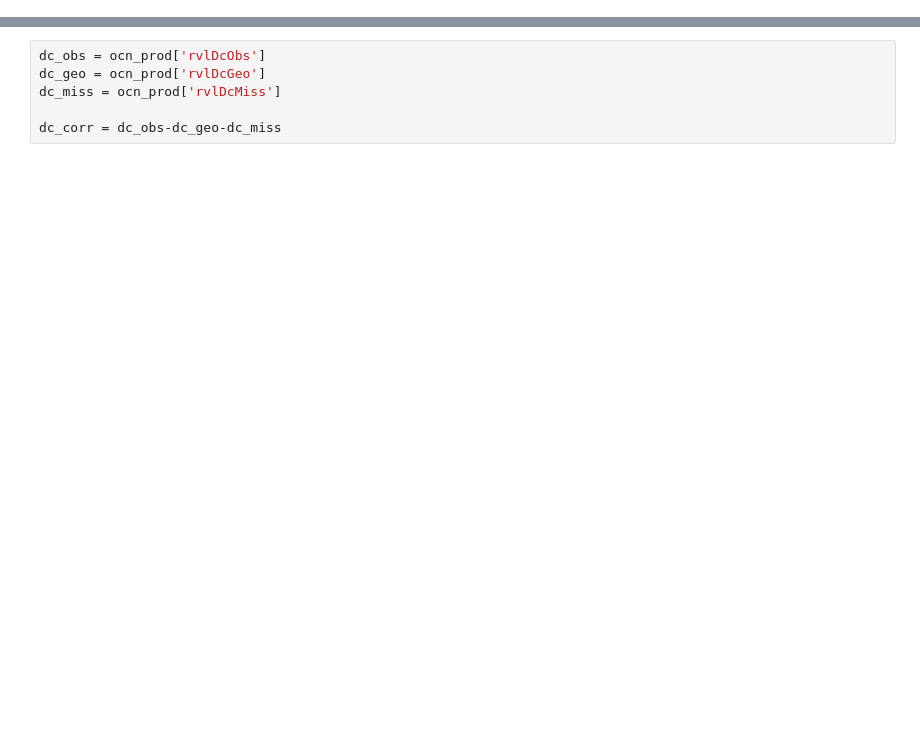
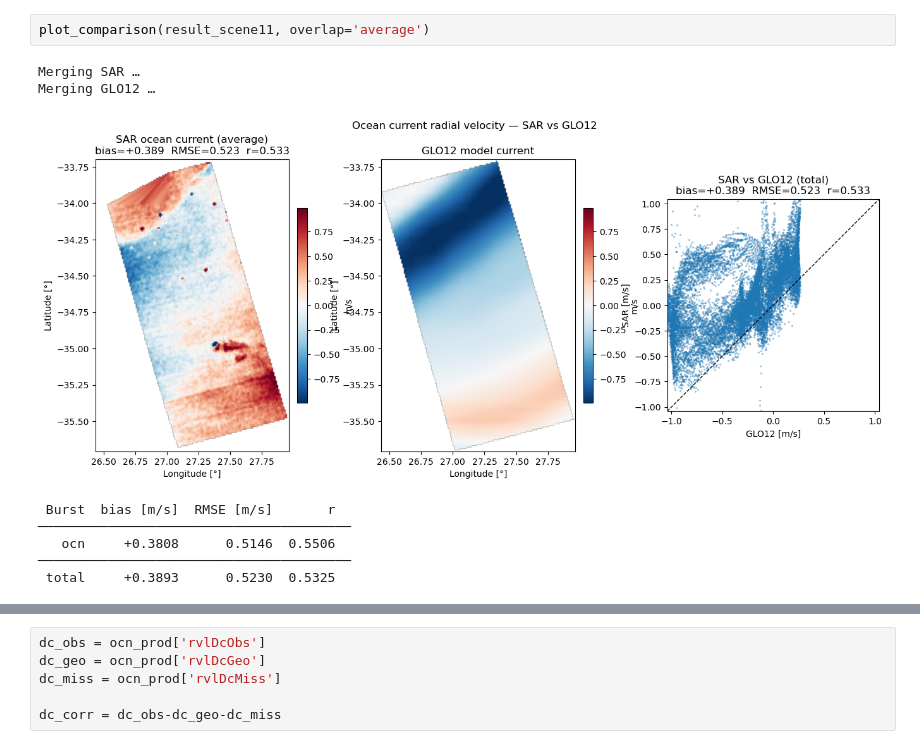
Before and after one commit to oscipal/ocean_current_retrieval, a Jupyter notebook: notebooks/s1_ocean.ipynb, the cells around one changed output, grey strips where cells are left out. Saved outputs shown, nothing was run; the diff lists cells and outputs as text; blank space fills up the shorter version.

```diff
--- a/notebooks/s1_ocean.ipynb
+++ b/notebooks/s1_ocean.ipynb
@@ -77,0 +113,11 @@ Merging GLO12 …
+# %%
+plot_comparison(result_scene11, overlap='average')
+# %% [output]
+Merging SAR …
+Merging GLO12 …
+[figure, added]
+ Burst  bias [m/s]  RMSE [m/s]       r
+────────────────────────────────────────
+   ocn     +0.3808      0.5146  0.5506
+────────────────────────────────────────
+ total     +0.3893      0.5230  0.5325
```
Also changed, not shown: parts of 20 cells of this notebook, 8 other files.
